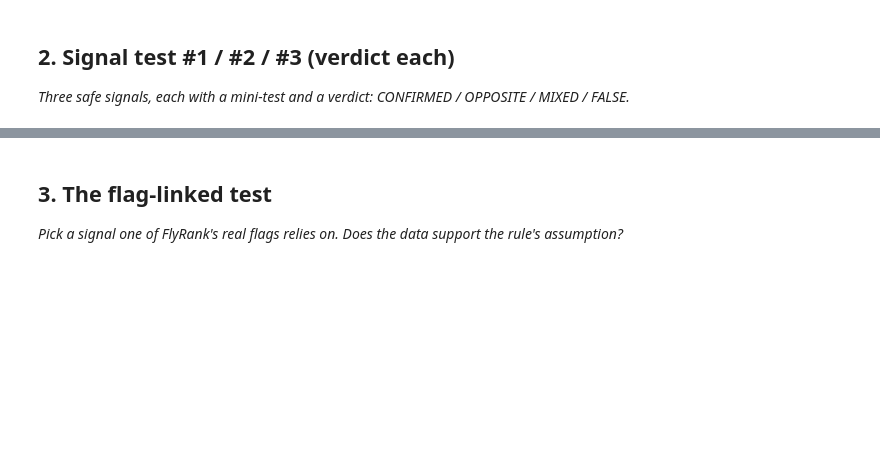
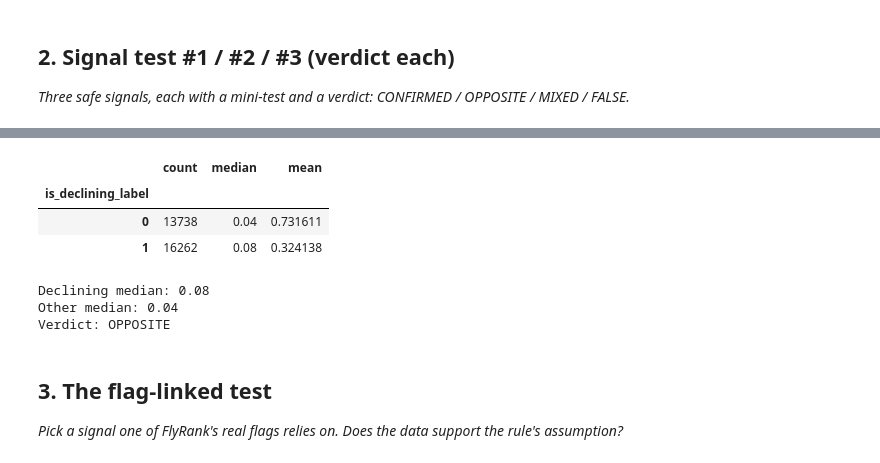
Before and after one commit to Srilaya30/flyrank-ml-internship, a Jupyter notebook: work/notebooks/w04_signal_audit.ipynb, the cells around one changed output, grey strips where cells are left out. Saved outputs shown, nothing was run; the diff lists cells and outputs as text; code cells hidden in the pictures; blank space fills up the shorter version.

```diff
--- a/work/notebooks/w04_signal_audit.ipynb
+++ b/work/notebooks/w04_signal_audit.ipynb
@@ -23,3 +143,30 @@ This skeleton is yours to fill. Work the sections **in order** — each one has
+# %%
+signal3 = df.groupby("is_declining_label")["ctr"].agg(
+    ["count", "median", "mean"]
+)
+
+display(signal3)
+
+declining_median = signal3.loc[1, "median"]
+other_median = signal3.loc[0, "median"]
+
+print("Declining median:", declining_median)
+print("Other median:", other_median)
+
+if declining_median < other_median:
+    print("Verdict: CONFIRMED")
+elif declining_median > other_median:
+    print("Verdict: OPPOSITE")
+else:
+    print("Verdict: MIXED")
+# %% [output]
+|  | count | median | mean |
+| is_declining_label |  |  |  |
+| 0 | 13738 | 0.04 | 0.731611 |
+| 1 | 16262 | 0.08 | 0.324138 |
+Declining median: 0.08
+Other median: 0.04
+Verdict: OPPOSITE
 # %% [markdown]
 ## 3. The flag-linked test
 
```
Also changed, not shown: parts of 14 cells of this notebook.
